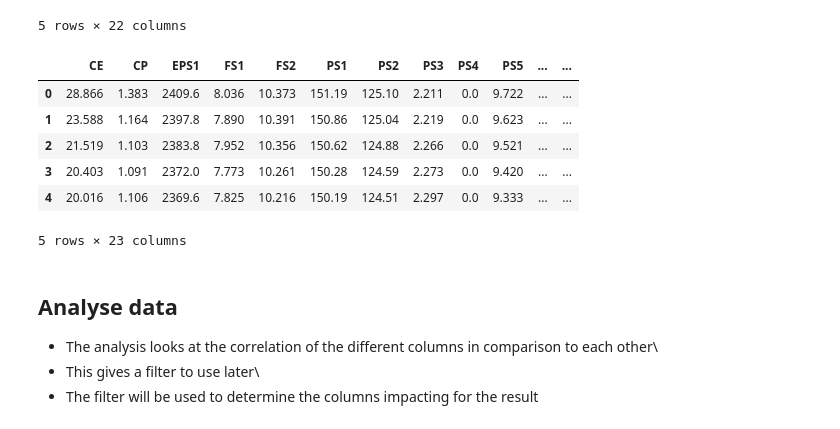
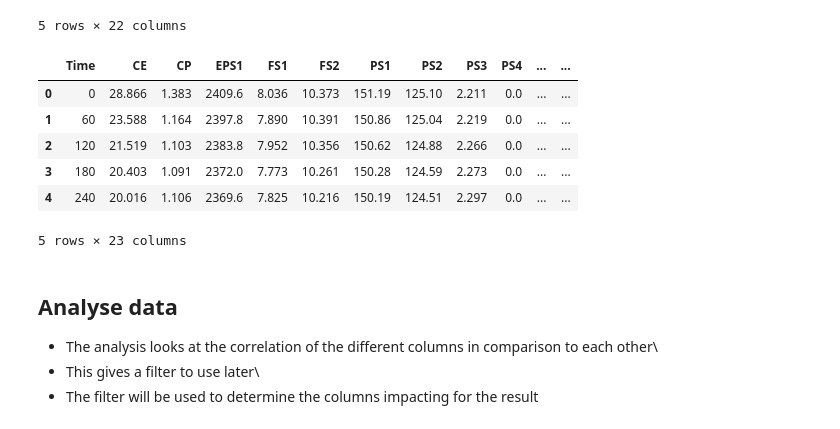
Before and after one commit to Predictive-maintenance-casus-2021/Predictive-Maintenance-supervised-learning, a Jupyter notebook: PredictiveMaintenanceMainNotebook.ipynb, the cells around one changed output. Cells and saved outputs as stored; diff of their text form; code cells hidden in the pictures.

Commit message:
Move time col

```diff
--- a/PredictiveMaintenanceMainNotebook.ipynb
+++ b/PredictiveMaintenanceMainNotebook.ipynb
@@ -39,16 +39,21 @@ df.head()
 # %%
 # Add time
 df["Time"] = df.apply(
     lambda row: row.name * 60, axis=1
 )
+
+# Move time to first position
+col = df.pop("Time")
+df.insert(0, col.name, col)
+
 df.head()
 # %% [output]
-|  | CE | CP | EPS1 | FS1 | FS2 | PS1 | PS2 | PS3 | PS4 | PS5 | ... | ... |
-| 0 | 28.866 | 1.383 | 2409.6 | 8.036 | 10.373 | 151.19 | 125.10 | 2.211 | 0.0 | 9.722 | ... | ... |
-| 1 | 23.588 | 1.164 | 2397.8 | 7.890 | 10.391 | 150.86 | 125.04 | 2.219 | 0.0 | 9.623 | ... | ... |
-| 2 | 21.519 | 1.103 | 2383.8 | 7.952 | 10.356 | 150.62 | 124.88 | 2.266 | 0.0 | 9.521 | ... | ... |
-| 3 | 20.403 | 1.091 | 2372.0 | 7.773 | 10.261 | 150.28 | 124.59 | 2.273 | 0.0 | 9.420 | ... | ... |
-| 4 | 20.016 | 1.106 | 2369.6 | 7.825 | 10.216 | 150.19 | 124.51 | 2.297 | 0.0 | 9.333 | ... | ... |
+|  | Time | CE | CP | EPS1 | FS1 | FS2 | PS1 | PS2 | PS3 | PS4 | ... | ... |
+| 0 | 0 | 28.866 | 1.383 | 2409.6 | 8.036 | 10.373 | 151.19 | 125.10 | 2.211 | 0.0 | ... | ... |
+| 1 | 60 | 23.588 | 1.164 | 2397.8 | 7.890 | 10.391 | 150.86 | 125.04 | 2.219 | 0.0 | ... | ... |
+| 2 | 120 | 21.519 | 1.103 | 2383.8 | 7.952 | 10.356 | 150.62 | 124.88 | 2.266 | 0.0 | ... | ... |
+| 3 | 180 | 20.403 | 1.091 | 2372.0 | 7.773 | 10.261 | 150.28 | 124.59 | 2.273 | 0.0 | ... | ... |
+| 4 | 240 | 20.016 | 1.106 | 2369.6 | 7.825 | 10.216 | 150.19 | 124.51 | 2.297 | 0.0 | ... | ... |
 5 rows × 23 columns
 # %% [markdown]
 ## Analyse data
```
Also changed, not shown: parts of 2 cells of this notebook.
